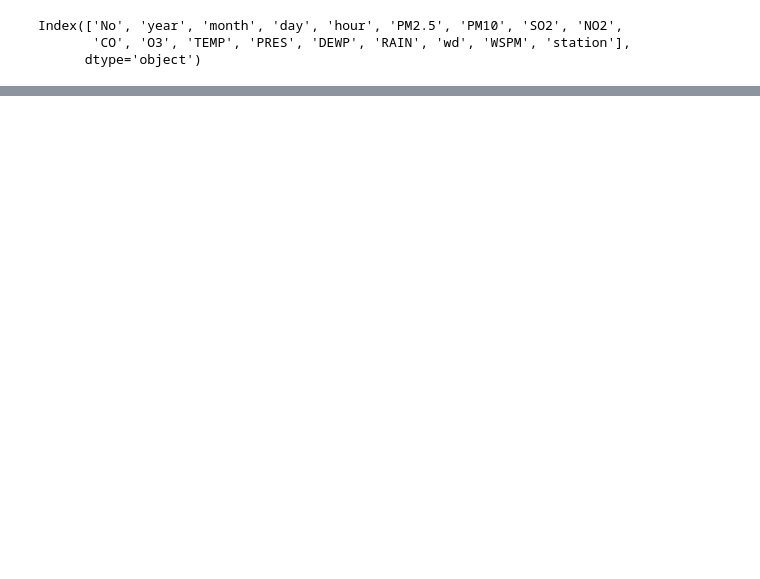
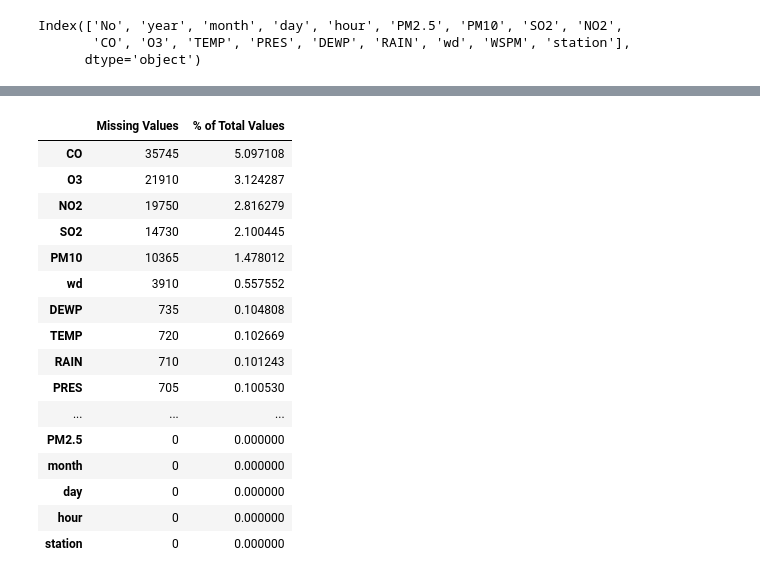
Before and after one commit to vanajathiruchselvam/CMP7005_China_Air_Pollution_EDA, a Jupyter notebook: EDA_Analysis_China_Air_Pollution.ipynb, the cells around one changed output, grey strips where cells are left out. Saved outputs shown, nothing was run; the diff lists cells and outputs as text; code cells hidden in the pictures; blank space fills up the shorter version.

```diff
--- a/EDA_Analysis_China_Air_Pollution.ipynb
+++ b/EDA_Analysis_China_Air_Pollution.ipynb
@@ -108,2 +108,41 @@ Dingling        140256
 Name: count, dtype: int64
+# %%
+def missing_values_table(df):
+    # Total missing values
+    mis_val = df.isnull().sum()
+
+    # Percentage of missing values
+    mis_val_percent = 100 * mis_val / len(df)
+
+    # Make a table with the results
+    mis_val_table = pd.concat([mis_val, mis_val_percent], axis=1)
+
+    # Rename the columns
+    mis_val_table.columns = ['Missing Values', '% of Total Values']
+
+    # Sort the table by percentage of missing descending
+    mis_val_table = mis_val_table.sort_values('% of Total Values', ascending=False)
+
+    # Return styled DataFrame
+    return mis_val_table.style.background_gradient(cmap='Greens')
+# %%
+missing_values_table(df)
+# %% [output]
+|  | Missing Values | % of Total Values |
+| CO | 35745 | 5.097108 |
+| O3 | 21910 | 3.124287 |
+| NO2 | 19750 | 2.816279 |
+| SO2 | 14730 | 2.100445 |
+| PM10 | 10365 | 1.478012 |
+| wd | 3910 | 0.557552 |
+| DEWP | 735 | 0.104808 |
+| TEMP | 720 | 0.102669 |
+| RAIN | 710 | 0.101243 |
+| PRES | 705 | 0.100530 |
+| ... | ... | ... |
+| PM2.5 | 0 | 0.000000 |
+| month | 0 | 0.000000 |
+| day | 0 | 0.000000 |
+| hour | 0 | 0.000000 |
+| station | 0 | 0.000000 |
 # %%
```
Also changed, not shown: parts of 13 cells of this notebook.
